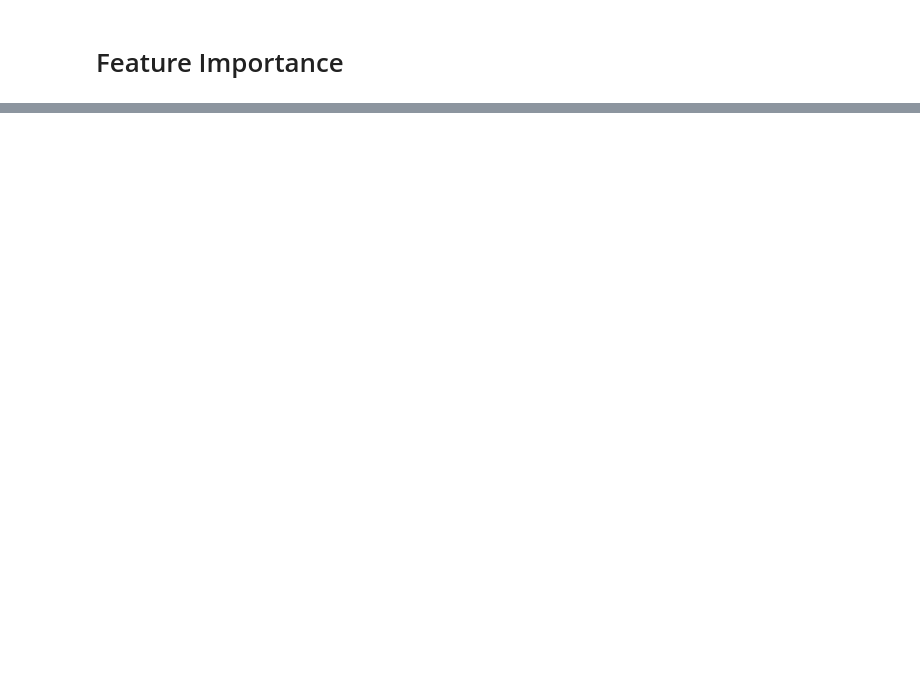
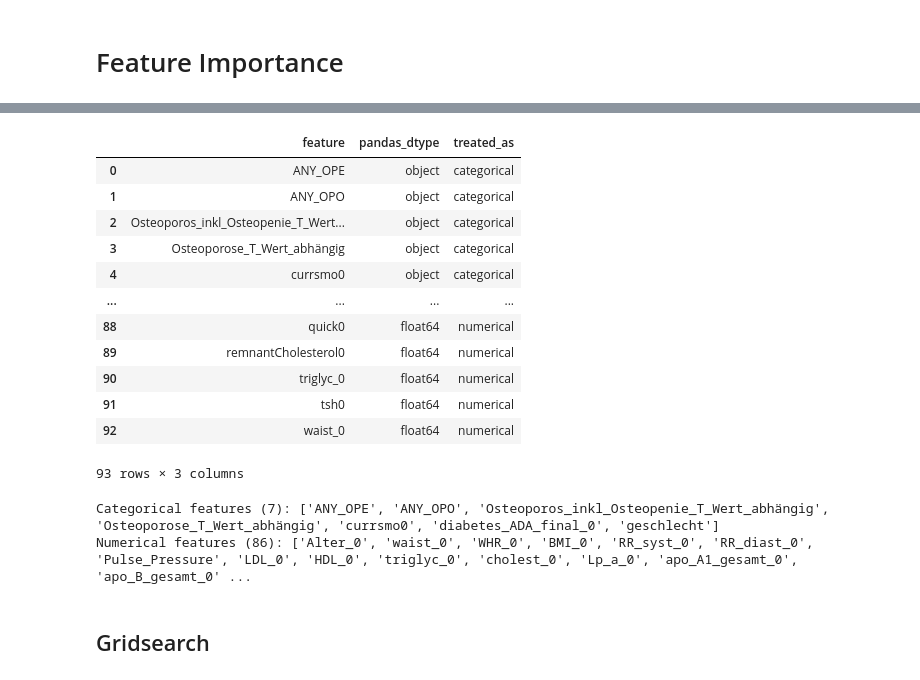
Before and after one commit to samuellukaswidmer/Bachelorproject-HS25, a Jupyter notebook: xgboost-binary-classification.ipynb, the cells around one changed output, grey strips where cells are left out. Saved outputs shown, nothing was run; the diff lists cells and outputs as text; code cells hidden in the pictures; blank space fills up the shorter version.

```diff
--- a/xgboost-binary-classification.ipynb
+++ b/xgboost-binary-classification.ipynb
@@ -270,0 +346,33 @@ plt.show()
+# %%
+# Inspect how each feature is treated
+feature_treatment = pd.DataFrame({
+    'feature': X.columns,
+    'pandas_dtype': X.dtypes.astype(str),
+    'treated_as': [
+        'categorical' if col in categorical_features else (
+            'numerical' if col in numerical_features else 'other'
+        )
+        for col in X.columns
+    ]
+})
+display(feature_treatment.sort_values(['treated_as', 'feature']).reset_index(drop=True))
+print(f"Categorical features ({len(categorical_features)}): {categorical_features}")
+print(f"Numerical features ({len(numerical_features)}): {numerical_features}")
+# %% [output]
+|  | feature | pandas_dtype | treated_as |
+| 0 | ANY_OPE | object | categorical |
+| 1 | ANY_OPO | object | categorical |
+| 2 | Osteoporos_inkl_Osteopenie_T_Wert... | object | categorical |
+| 3 | Osteoporose_T_Wert_abhängig | object | categorical |
+| 4 | currsmo0 | object | categorical |
+| ... | ... | ... | ... |
+| 88 | quick0 | float64 | numerical |
+| 89 | remnantCholesterol0 | float64 | numerical |
+| 90 | triglyc_0 | float64 | numerical |
+| 91 | tsh0 | float64 | numerical |
+| 92 | waist_0 | float64 | numerical |
+93 rows × 3 columns
+Categorical features (7): ['ANY_OPE', 'ANY_OPO', 'Osteoporos_inkl_Osteopenie_T_Wert_abhängig', 'Osteoporose_T_Wert_abhängig', 'currsmo0', 'diabetes_ADA_final_0', 'geschlecht']
+Numerical features (86): ['Alter_0', 'waist_0', 'WHR_0', 'BMI_0', 'RR_syst_0', 'RR_diast_0', 'Pulse_Pressure', 'LDL_0', 'HDL_0', 'triglyc_0', 'cholest_0', 'Lp_a_0', 'apo_A1_gesamt_0', 'apo_B_gesamt_0' ...
+# %% [markdown]
+## Gridsearch
```
Also changed, not shown: parts of 12 cells of this notebook.
